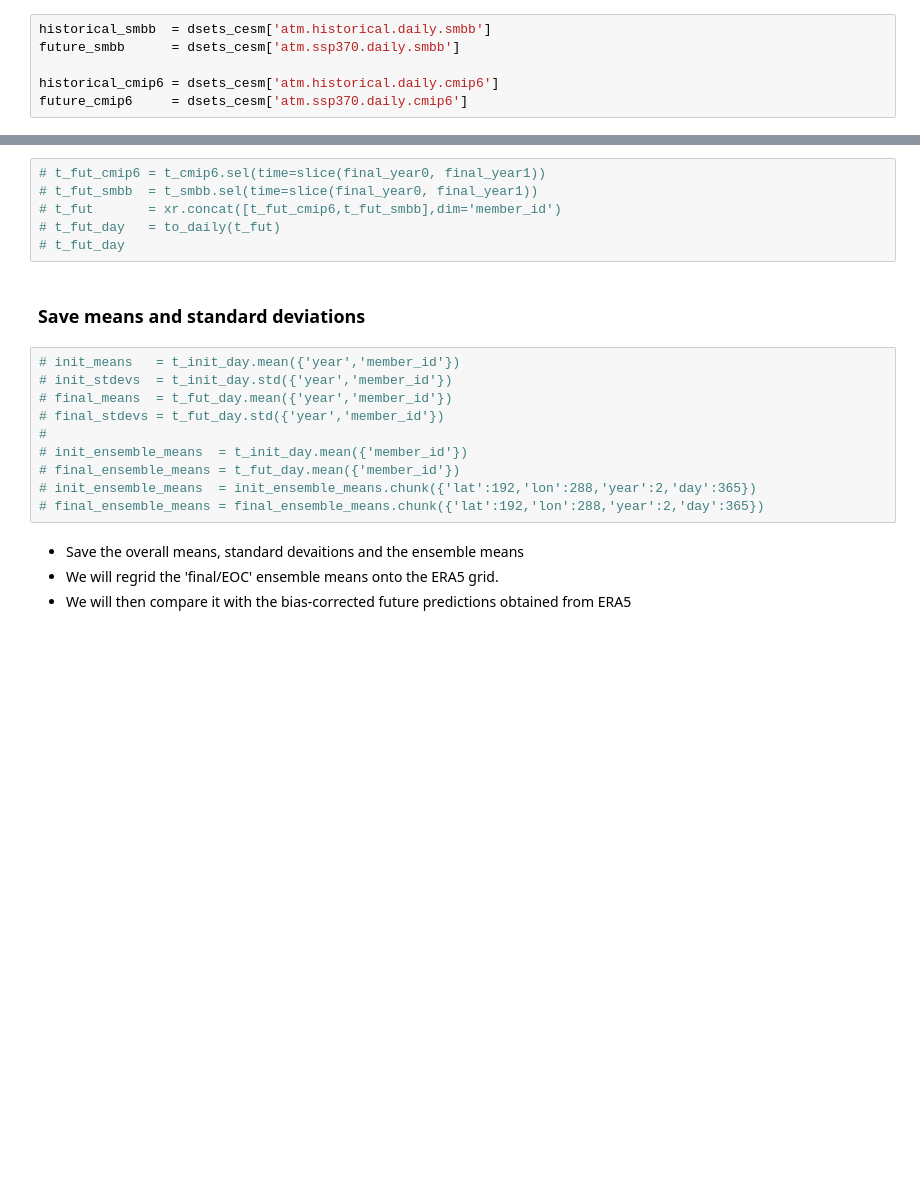
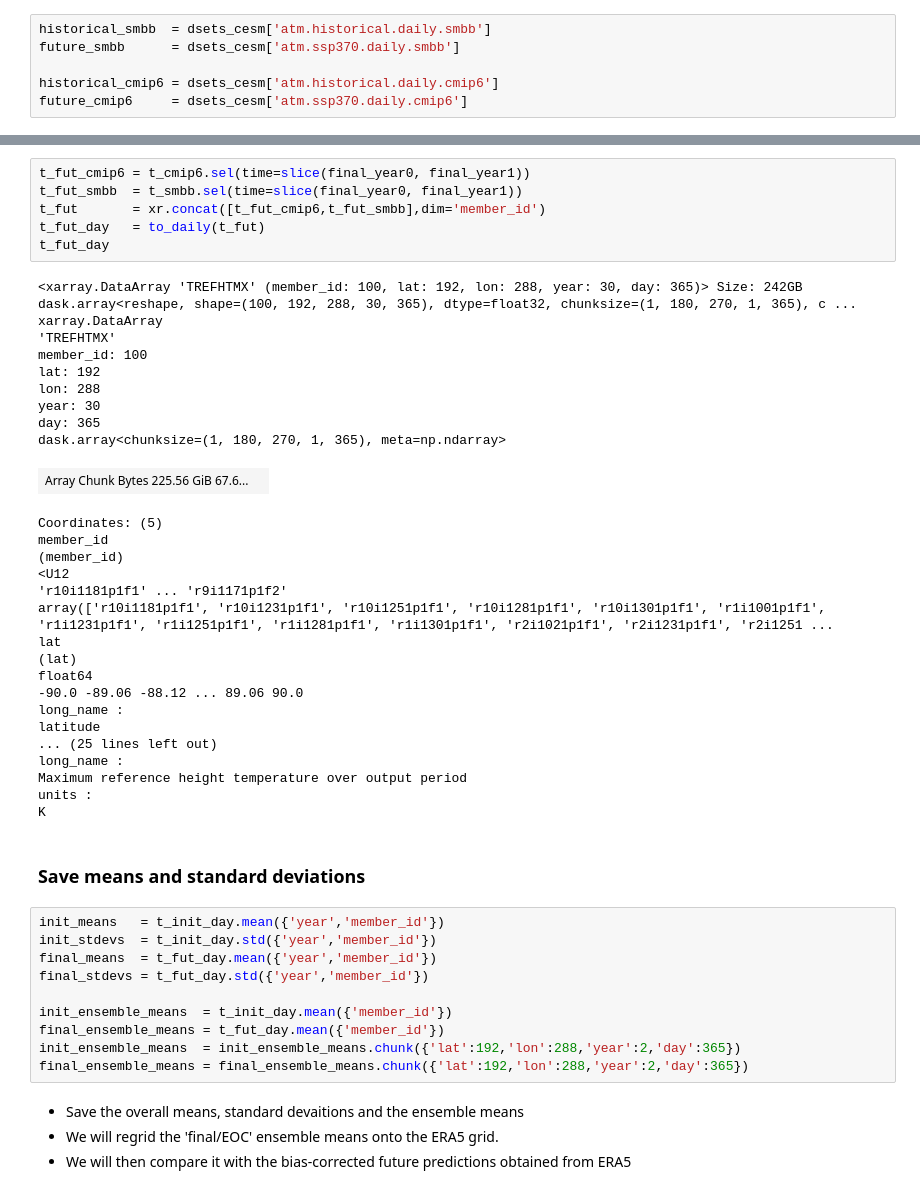
Before and after one commit to NicholasCote/osdf-examples-ncote, a Jupyter notebook: notebooks/cesm_bias.ipynb, the cells around one changed output, grey strips where cells are left out. Drawn from its saved outputs; the diff is of its cells as text; blank space fills up the shorter version.

```diff
--- a/notebooks/cesm_bias.ipynb
+++ b/notebooks/cesm_bias.ipynb
@@ -299,21 +379,49 @@ Wall time: 1.01 s
 # %%
-# t_fut_cmip6 = t_cmip6.sel(time=slice(final_year0, final_year1))
-# t_fut_smbb  = t_smbb.sel(time=slice(final_year0, final_year1))
-# t_fut       = xr.concat([t_fut_cmip6,t_fut_smbb],dim='member_id')
-# t_fut_day   = to_daily(t_fut)
-# t_fut_day
+t_fut_cmip6 = t_cmip6.sel(time=slice(final_year0, final_year1))
+t_fut_smbb  = t_smbb.sel(time=slice(final_year0, final_year1))
+t_fut       = xr.concat([t_fut_cmip6,t_fut_smbb],dim='member_id')
+t_fut_day   = to_daily(t_fut)
+t_fut_day
+# %% [output]
+<xarray.DataArray 'TREFHTMX' (member_id: 100, lat: 192, lon: 288, year: 30, day: 365)> Size: 242GB dask.array<reshape, shape=(100, 192, 288, 30, 365), dtype=float32, chunksize=(1, 180, 270, 1, 365), c ...
+xarray.DataArray
+'TREFHTMX'
+member_id: 100
+lat: 192
+lon: 288
+year: 30
+day: 365
+dask.array<chunksize=(1, 180, 270, 1, 365), meta=np.ndarray>
+| Array Chunk Bytes 225.56 GiB 67.6... |  |
+Coordinates: (5)
+member_id
+(member_id)
+<U12
+'r10i1181p1f1' ... 'r9i1171p1f2'
+array(['r10i1181p1f1', 'r10i1231p1f1', 'r10i1251p1f1', 'r10i1281p1f1', 'r10i1301p1f1', 'r1i1001p1f1', 'r1i1231p1f1', 'r1i1251p1f1', 'r1i1281p1f1', 'r1i1301p1f1', 'r2i1021p1f1', 'r2i1231p1f1', 'r2i1251 ...
+lat
+(lat)
+float64
+-90.0 -89.06 -88.12 ... 89.06 90.0
+long_name :
+latitude
+... (25 lines left out)
+long_name :
+Maximum reference height temperature over output period
+units :
+K
 # %% [markdown]
 ### Save means and standard deviations
 # %%
-# init_means   = t_init_day.mean({'year','member_id'})
-# init_stdevs  = t_init_day.std({'year','member_id'})
-# final_means  = t_fut_day.mean({'year','member_id'})
-# final_stdevs = t_fut_day.std({'year','member_id'})
-#
-# init_ensemble_means  = t_init_day.mean({'member_id'})
-# final_ensemble_means = t_fut_day.mean({'member_id'})
-# init_ensemble_means  = init_ensemble_means.chunk({'lat':192,'lon':288,'year':2,'day':365})
-# final_ensemble_means = final_ensemble_means.chunk({'lat':192,'lon':288,'year':2,'day':365})
+init_means   = t_init_day.mean({'year','member_id'})
+init_stdevs  = t_init_day.std({'year','member_id'})
+final_means  = t_fut_day.mean({'year','member_id'})
+final_stdevs = t_fut_day.std({'year','member_id'})
+
+init_ensemble_means  = t_init_day.mean({'member_id'})
+final_ensemble_means = t_fut_day.mean({'member_id'})
+init_ensemble_means  = init_ensemble_means.chunk({'lat':192,'lon':288,'year':2,'day':365})
+final_ensemble_means = final_ensemble_means.chunk({'lat':192,'lon':288,'year':2,'day':365})
 # %% [markdown]
 - Save the overall means, standard devaitions and the ensemble means
 - We will regrid the 'final/EOC' ensemble means onto the ERA5 grid.
```
Also changed, not shown: parts of 29 cells of this notebook.
